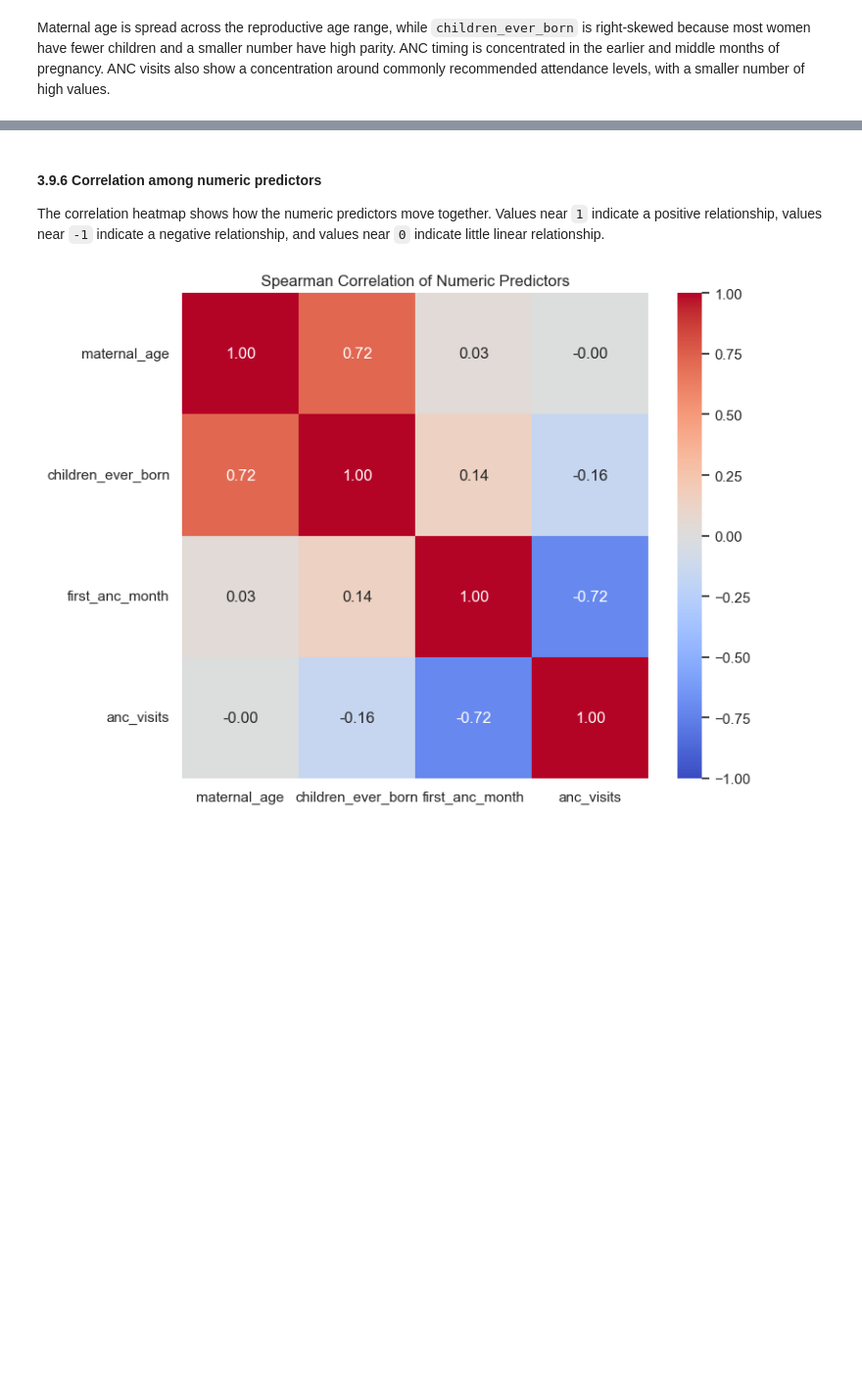
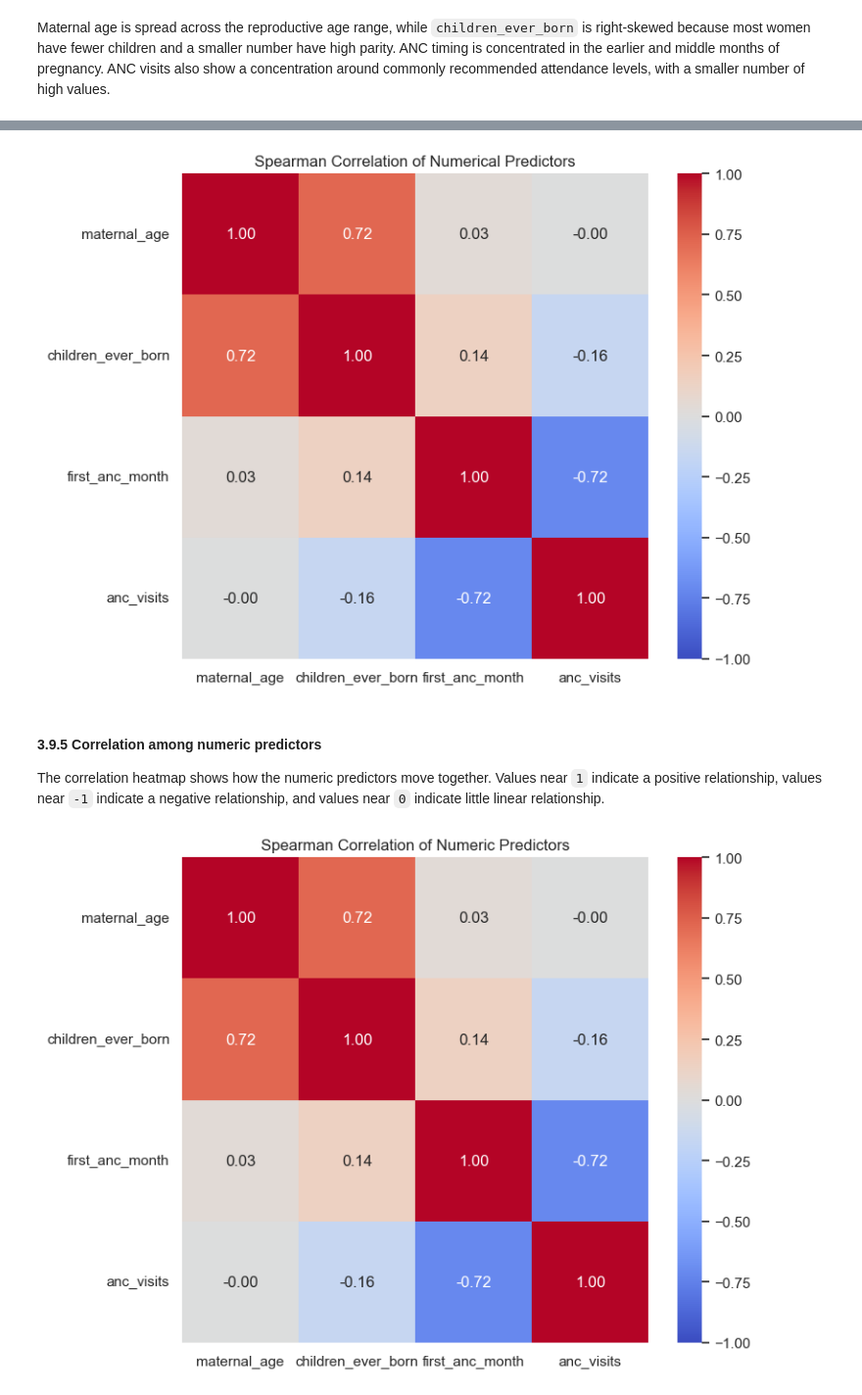
Before and after one commit to dr-baridiminer/Maternal_Health_PNC_Risk_Stratification_Capstone, a Jupyter notebook: notebooks/00_full_project.ipynb, the cells around one changed output, grey strips where cells are left out. Shown at 98% size. Saved outputs shown, nothing was run; the diff lists cells and outputs as text; code cells hidden in the pictures; blank space fills up the shorter version.

```diff
--- a/notebooks/00_full_project.ipynb
+++ b/notebooks/00_full_project.ipynb
@@ -1151,5 +1280,34 @@ Missed timely PNC varies widely by county. Garissa has the highest observed rate
+# %%
+# Multivariate Analysis: Correlation Between Numerical Predictors
+
+numeric_columns = [
+    "maternal_age",
+    "children_ever_born",
+    "first_anc_month",
+    "anc_visits"
+]
+
+correlation_matrix = eda_df[numeric_columns].corr(method="spearman")
+
+plt.figure(figsize=(8, 6))
+
+sns.heatmap(
+    correlation_matrix,
+    annot=True,
+    fmt=".2f",
+    cmap="coolwarm",
+    vmin=-1,
+    vmax=1,
+    center=0
+)
+
+plt.title("Spearman Correlation of Numerical Predictors")
+plt.tight_layout()
+plt.show()
+# %% [output]
+[figure, added]
 # %% [markdown]
-#### 3.9.6 Correlation among numeric predictors
+#### 3.9.5 Correlation among numeric predictors
 
 The correlation heatmap shows how the numeric predictors move together. Values near `1` indicate a positive relationship, values near `-1` indicate a negative relationship, and values near `0` indicate little linear relationship.
 # %%
```
Also changed, not shown: parts of 57 cells of this notebook.
